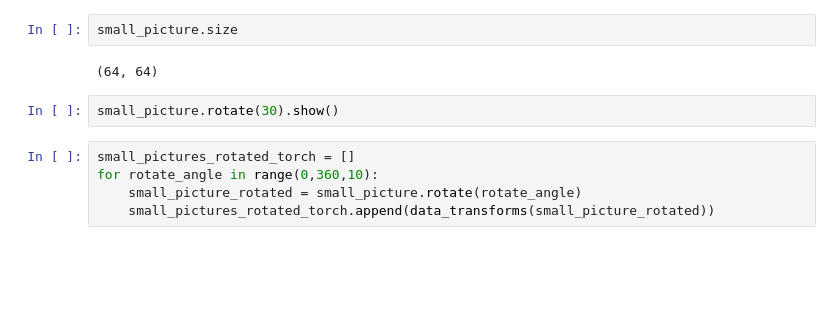
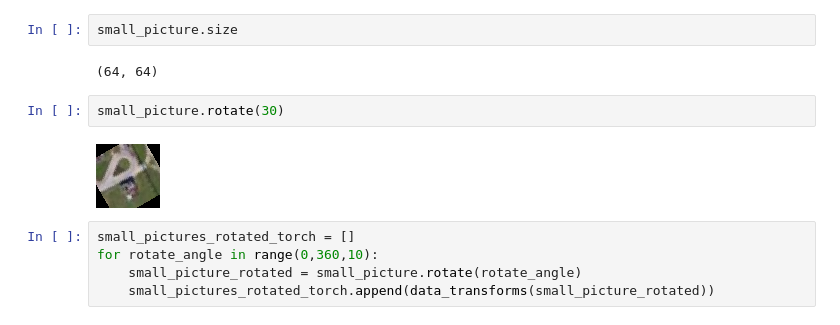
Before and after one commit to Iwaniukooo11/image-finder, a Jupyter notebook: image-in-image/project-a/app2.ipynb, the cells around one changed output. Drawn from its saved outputs; the diff is of its cells as text; blank space fills up the shorter version.

```diff
--- a/image-in-image/project-a/app2.ipynb
+++ b/image-in-image/project-a/app2.ipynb
@@ -139,7 +173,9 @@ small_picture.size
 # %% [output]
 (64, 64)
 # %%
-small_picture.rotate(30).show()
+small_picture.rotate(30)
+# %% [output]
+[figure, added]
 # %%
 small_pictures_rotated_torch = []
 for rotate_angle in range(0,360,10):
```
Also changed, not shown: parts of 10 cells of this notebook.
